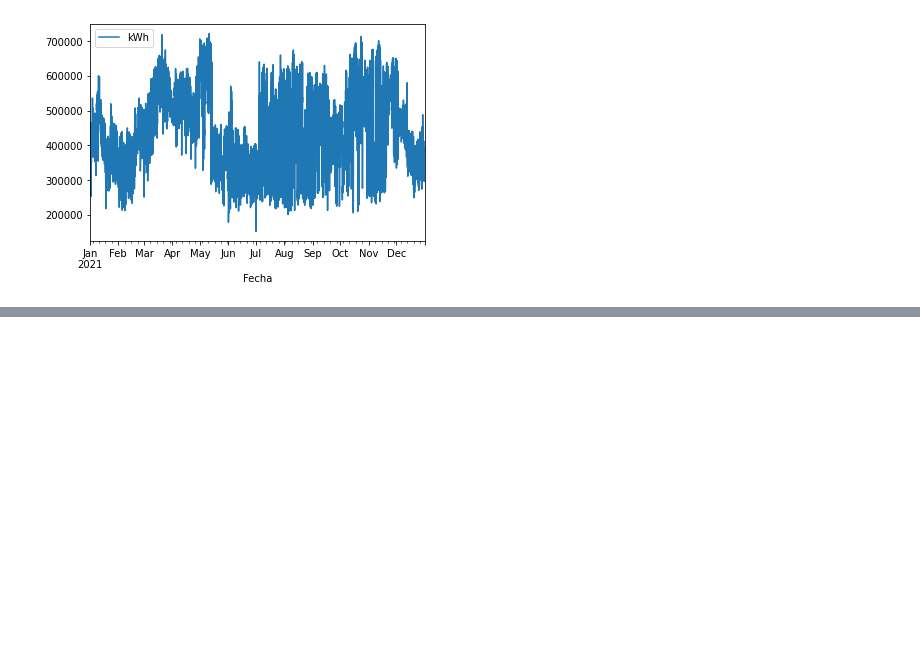
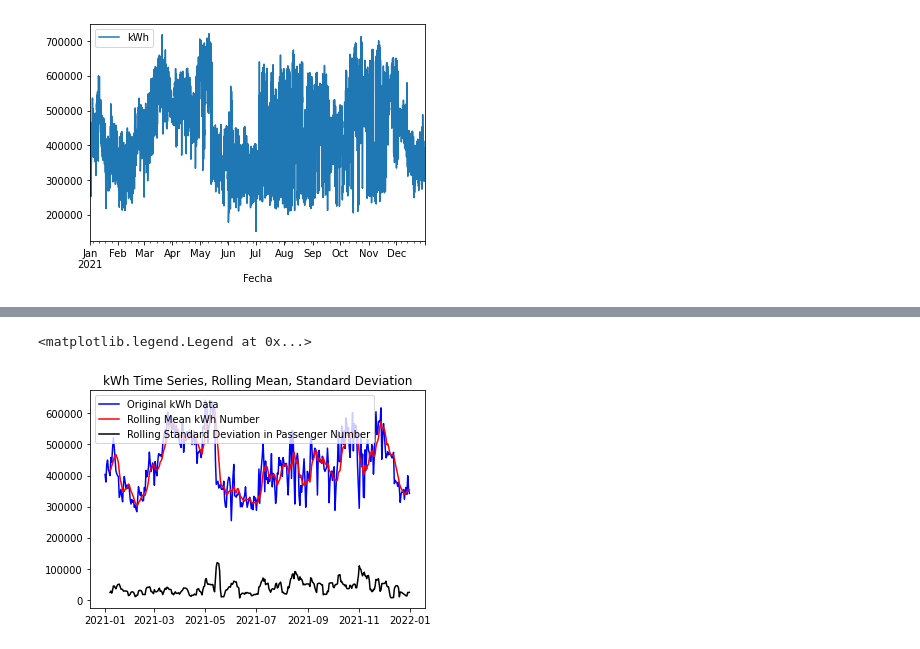
Before and after one commit to nensanc/cigrec2.5_spp_analytics, a Jupyter notebook: Time Series Analysis/main.ipynb, the cells around one changed output, grey strips where cells are left out. Saved outputs shown, nothing was run; the diff lists cells and outputs as text; code cells hidden in the pictures; blank space fills up the shorter version.

Commit message:
data Analytics # 3

```diff
--- a/Time Series Analysis/main.ipynb
+++ b/Time Series Analysis/main.ipynb
@@ -52,0 +48,9 @@ df_datagen.resample("d").mean()
+# %%
+plt.plot(df_datagen_day, color="blue",label="Original kWh Data")
+plt.plot(rolling_mean, color="red", label="Rolling Mean kWh Number")
+plt.plot(rolling_std, color="black", label = "Rolling Standard Deviation in Passenger Number")
+plt.title("kWh Time Series, Rolling Mean, Standard Deviation")
+plt.legend(loc="best")
+# %% [output]
+<matplotlib.legend.Legend at 0x...>
+[figure, added]
```
Also changed, not shown: parts of 11 cells of this notebook.
